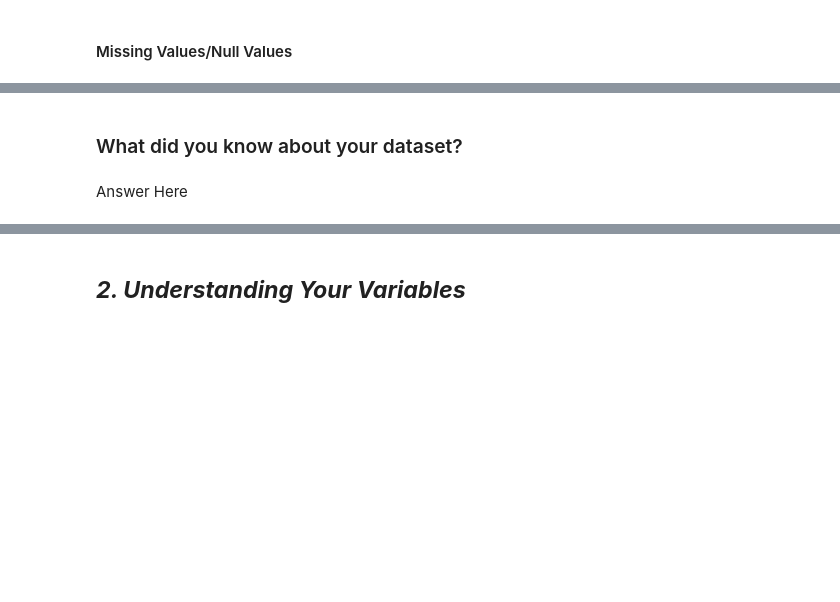
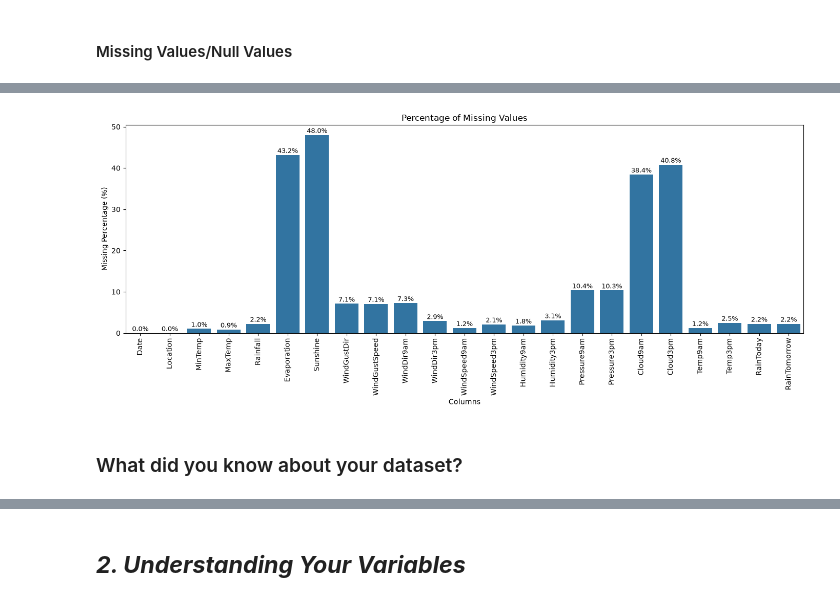
Before and after one commit to Krishna-matic/Machine_Learning_Projects, a Jupyter notebook: 03_rain_in_australia_classification/Classification_ML_Project.ipynb, the cells around one changed output, grey strips where cells are left out. Cells and saved outputs as stored; diff of their text form; code cells hidden in the pictures; blank space fills up the shorter version.

```diff
--- a/03_rain_in_australia_classification/Classification_ML_Project.ipynb
+++ b/03_rain_in_australia_classification/Classification_ML_Project.ipynb
@@ -83,6 +87,7 @@ M - Multivariate Analysis
 ### Dataset Loading
 # %%
 # Load Dataset
+df = pd.read_csv('weatherAUS.csv')
 # %% [markdown]
 ### Dataset First View
 # %%
@@ -108,4 +169,18 @@ M - Multivariate Analysis
+# %%
+# Visualizing the missing values
+missing_percent = (df.isnull().sum() / len(df)) * 100
+plt.figure(figsize=(14,6))
+ax = sns.barplot(x=missing_percent.index, y=missing_percent.values)
+plt.xticks(rotation=90)
+plt.xlabel("Columns")
+plt.ylabel("Missing Percentage (%)")
+plt.title("Percentage of Missing Values")
+# Add percentage labels
+for i, value in enumerate(missing_percent.values):
+    ax.text(i, value + 0.5, f"{value:.1f}%", ha='center', fontsize=9)
+plt.tight_layout()
+plt.show()
+# %% [output]
+[figure, added]
 # %% [markdown]
 ### What did you know about your dataset?
-# %% [markdown]
-Answer Here
```
Also changed, not shown: parts of 10 cells of this notebook.
